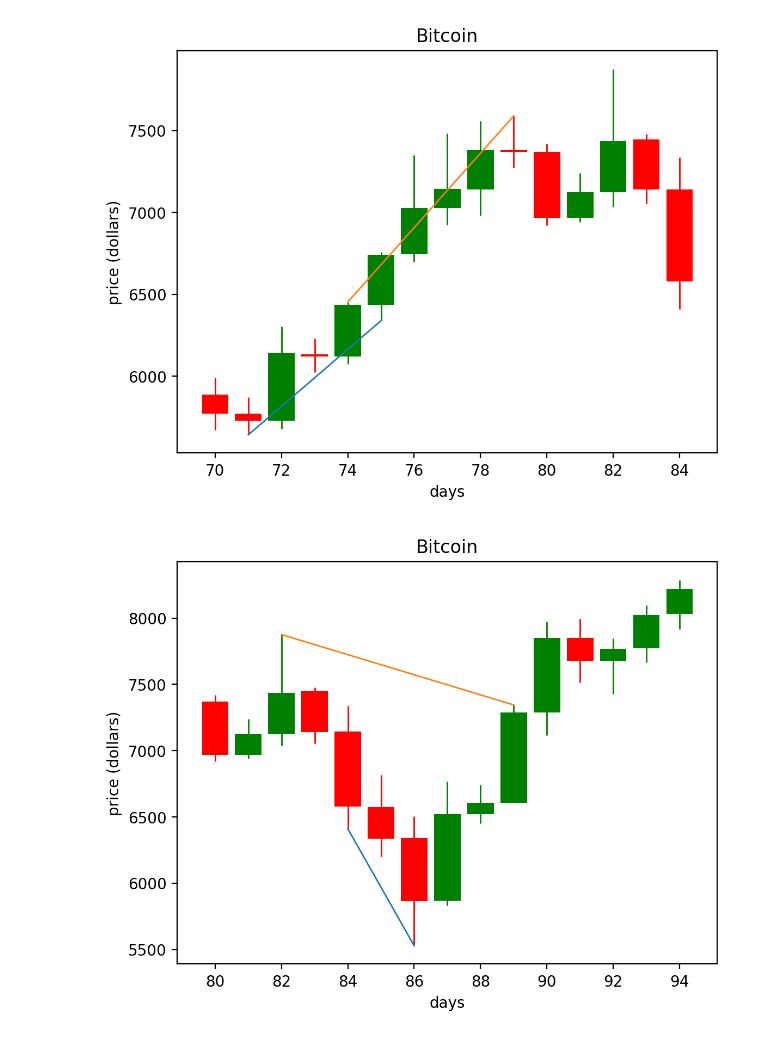
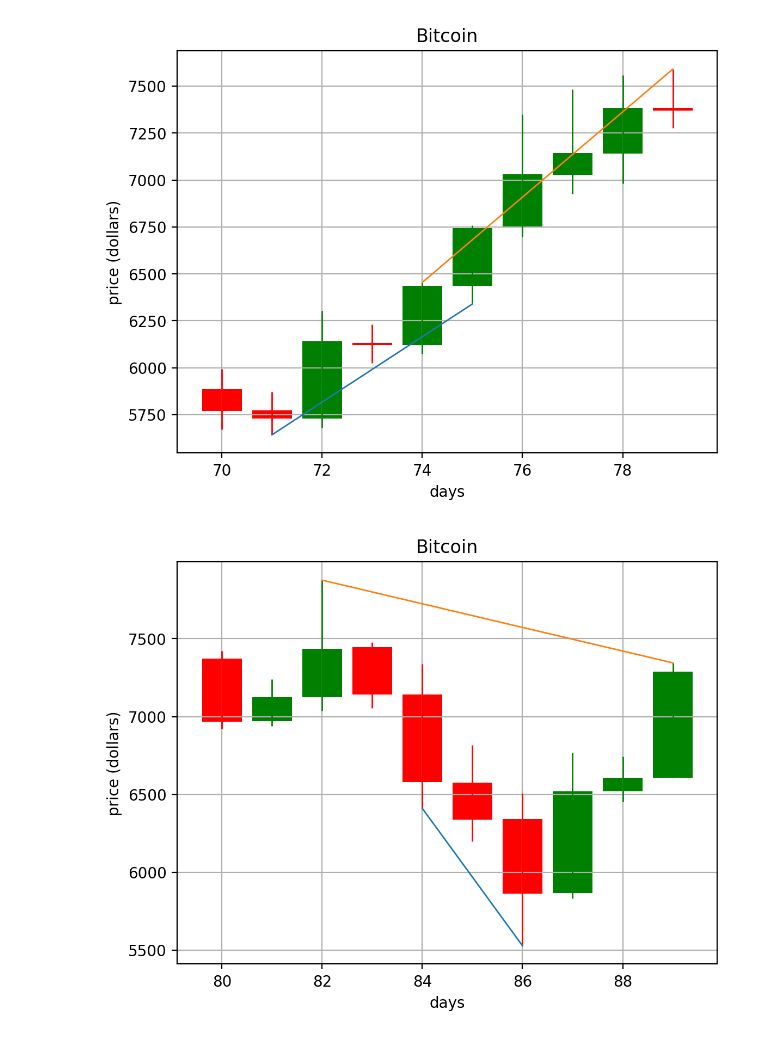
Before and after one commit to ZewiL08/s_r_basic, a Jupyter notebook: s_r_basic.ipynb, the cells around one changed output. Drawn from its saved outputs; the diff is of its cells as text; code cells hidden in the pictures.

Commit message:
intermediate save with several plot

```diff
--- a/s_r_basic.ipynb
+++ b/s_r_basic.ipynb
@@ -36,10 +27,11 @@ print(list_of_draw_high)
 # %%
-def candleplot(df, list_of_draw_low, list_of_draw_high,  x_min = 0, x_max = len(df) , filename = "plot_BTC"):
+def candleplot(df, list_of_draw_low, list_of_draw_high, list_of_interval,  x_min = 0, x_max = len(df) , filename = "plot_BTC"):
     ## Figure params
     plt.figure(dpi = 200)
     plt.ylabel('price (dollars)')
     plt.title('Bitcoin')
     plt.xlabel('days')
+    plt.grid(True)
 
     ## Import ohlc
     opens = df['open'].values[x_min:x_max]
@@ -55,15 +47,23 @@ def candleplot(df, list_of_draw_low, list_of_draw_high,  x_min = 0, x_max = len(
     plt.vlines(range(x_min, x_min + len(highs)), ymin=lows, ymax=highs, color=color, linewidth=1)
 
 
-    index = x_max // 5 - 2
-    for elt in list_of_draw_low[index-1:index] :
+    for i,elt in enumerate(list_of_interval) :
+        if elt[0] == x_min :
+            index = i
+            break
+        elif elt[0] > x_min :
+            index = i - 1
+            break
+
+    for elt in list_of_draw_low[index:index + 1] :
         x1 = elt[0][0]
         y1 = elt[0][1]
         x2 = elt[1][0]
         y2 = elt[1][1]
+
         plt.plot([x1,x2],[y1,y2], linewidth=1)
 
-    for elt in list_of_draw_high[index-1:index] :
+    for elt in list_of_draw_high[index:index + 1] :
         x1 = elt[0][0]
         y1 = elt[0][1]
         x2 = elt[1][0]
@@ -72,3 +72,9 @@ def candleplot(df, list_of_draw_low, list_of_draw_high,  x_min = 0, x_max = len(
 
 
     plt.savefig(f'./plot/{filename}')
+# %%
+list_of_draw_low_5, list_of_draw_high_5, list_of_interval_5 = draw_list_creation(time_step=5, forecast_threshold=5)
+
+print(list_of_interval_5)
+print(list_of_draw_low_5)
+print(list_of_draw_high_5)
@@ -75,7 +85,7 @@ def candleplot(df, list_of_draw_low, list_of_draw_high,  x_min = 0, x_max = len(
 # %%
-candleplot(df, list_of_draw_low, list_of_draw_high, x_min = 50 , x_max = 65, filename= "test")
-candleplot(df, list_of_draw_low, list_of_draw_high,x_min = 60 , x_max = 75, filename= "test")
-candleplot(df, list_of_draw_low, list_of_draw_high,x_min = 70 , x_max = 85, filename= "test")
-candleplot(df, list_of_draw_low, list_of_draw_high,x_min = 80 , x_max = 95, filename= "test")
-candleplot(df, list_of_draw_low, list_of_draw_high,x_min = 90 , x_max = 105, filename= "test")
+candleplot(df, list_of_draw_low_5, list_of_draw_high_5, list_of_interval_5, x_min = 50 , x_max = 60, filename= "test_50-60-0")
+candleplot(df, list_of_draw_low_5, list_of_draw_high_5,list_of_interval_5, x_min = 60 , x_max = 70, filename= "test_60-70-0")
+candleplot(df, list_of_draw_low_5, list_of_draw_high_5,list_of_interval_5, x_min = 70 , x_max = 80, filename= "test_70-80-0")
+candleplot(df, list_of_draw_low_5, list_of_draw_high_5,list_of_interval_5, x_min = 80 , x_max = 90, filename= "test_80-90-0")
+candleplot(df, list_of_draw_low_5, list_of_draw_high_5,list_of_interval_5, x_min = 90 , x_max = 100, filename= "test_90-100-0")
 # %% [output]
@@ -84,2 +94,2 @@ candleplot(df, list_of_draw_low, list_of_draw_high,x_min = 90 , x_max = 105, fil
-[figure, old version]
+[figure, new version]
-[figure, old version]
+[figure, new version]
```
Also changed, not shown: parts of 8 cells of this notebook, 28 other files.
